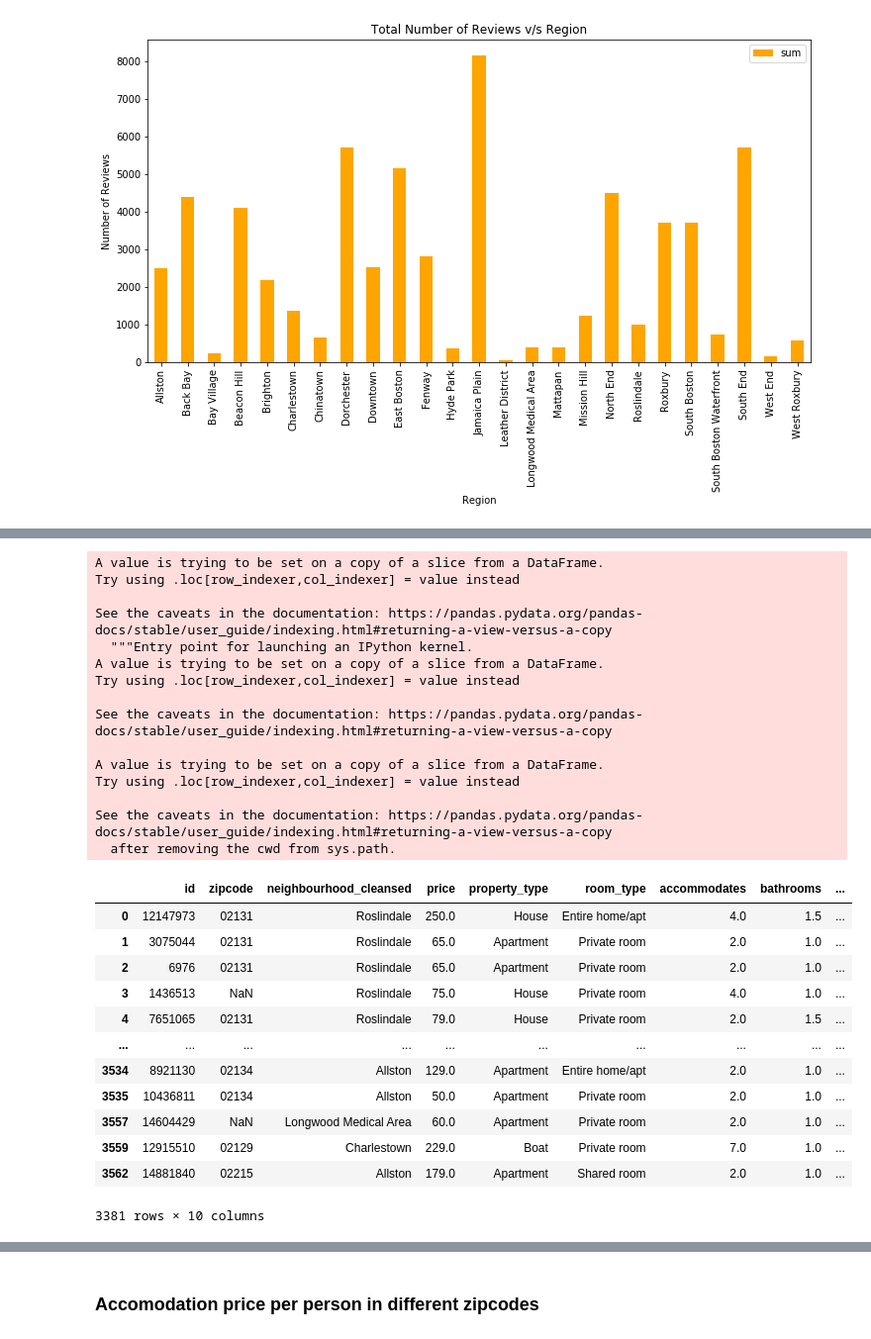
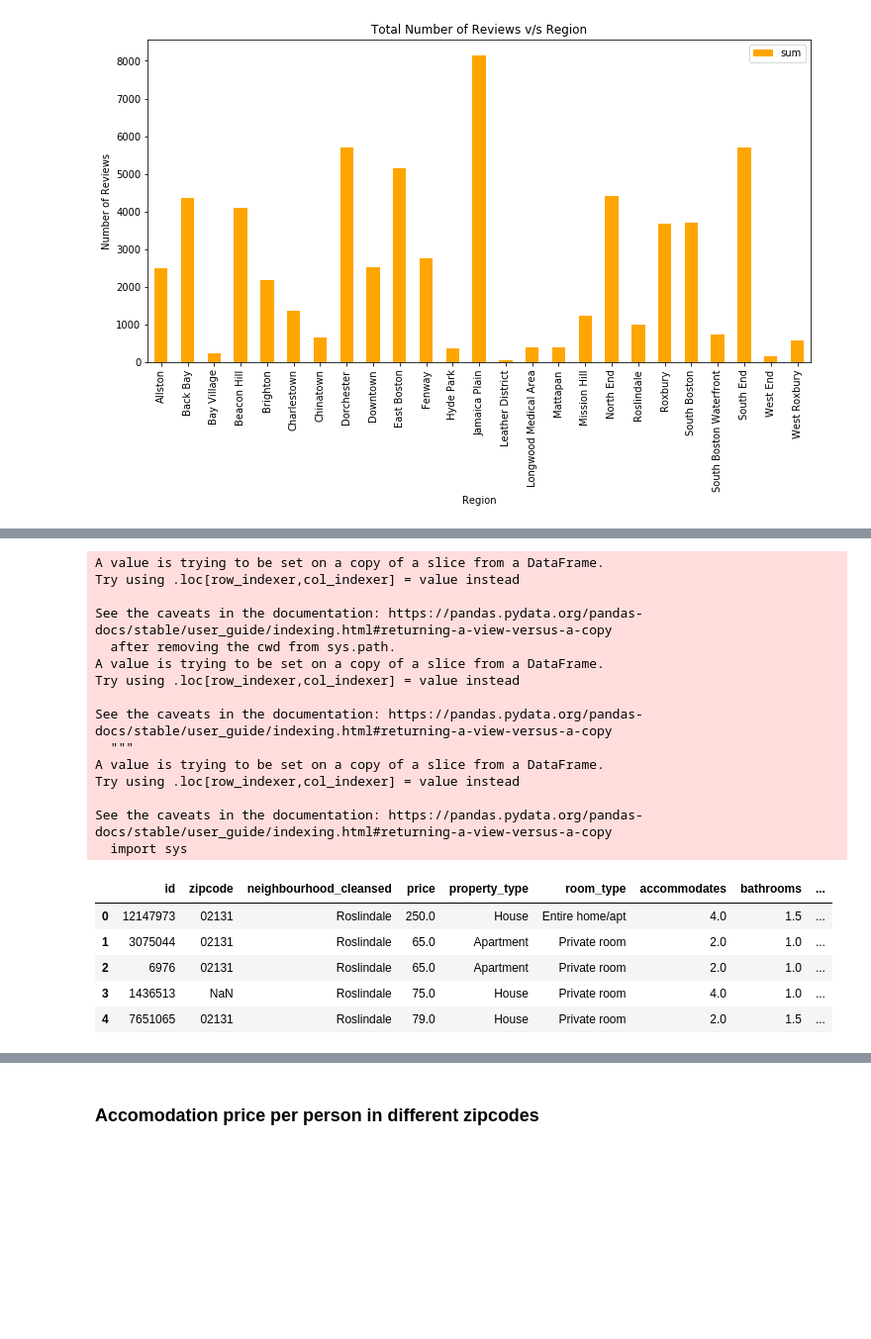
Before and after one commit to singh-amanjot/Boston-Airbnb-Data-Analysis, a Jupyter notebook: Boston_Airbnb_price_analysis.ipynb, the cells around one changed output, grey strips where cells are left out. Shown at 99% size. Cells and saved outputs as stored; diff of their text form; code cells hidden in the pictures; blank space fills up the shorter version.

```diff
--- a/Boston_Airbnb_price_analysis.ipynb
+++ b/Boston_Airbnb_price_analysis.ipynb
@@ -138,35 +168,31 @@ See the caveats in the documentation: https://pandas.pydata.org/pandas-docs/stab
 # %%
+# changing type of price and accommodates column from str to float
+# creating new column with price per accommodate values
+
 price_df1['price'] = price_df1.price.astype(float)
 price_df1['accommodates'] = price_df1.accommodates.astype(float)
 
 price_df1['price_per_accomodates'] = price_df1['price']/price_df1['accommodates']
-price_df1
+price_df1.head()
 # %% [output]
-A value is trying to be set on a copy of a slice from a DataFrame.
-Try using .loc[row_indexer,col_indexer] = value instead
-
-See the caveats in the documentation: https://pandas.pydata.org/pandas-docs/stable/user_guide/indexing.html#returning-a-view-versus-a-copy
-  """Entry point for launching an IPython kernel.
-A value is trying to be set on a copy of a slice from a DataFrame.
-Try using .loc[row_indexer,col_indexer] = value instead
-
-See the caveats in the documentation: https://pandas.pydata.org/pandas-docs/stable/user_guide/indexing.html#returning-a-view-versus-a-copy
-
 A value is trying to be set on a copy of a slice from a DataFrame.
 Try using .loc[row_indexer,col_indexer] = value instead
 
 See the caveats in the documentation: https://pandas.pydata.org/pandas-docs/stable/user_guide/indexing.html#returning-a-view-versus-a-copy
   after removing the cwd from sys.path.
+A value is trying to be set on a copy of a slice from a DataFrame.
+Try using .loc[row_indexer,col_indexer] = value instead
+
+See the caveats in the documentation: https://pandas.pydata.org/pandas-docs/stable/user_guide/indexing.html#returning-a-view-versus-a-copy
+  """
+A value is trying to be set on a copy of a slice from a DataFrame.
+Try using .loc[row_indexer,col_indexer] = value instead
+
+See the caveats in the documentation: https://pandas.pydata.org/pandas-docs/stable/user_guide/indexing.html#returning-a-view-versus-a-copy
+  import sys
 |  | id | zipcode | neighbourhood_cleansed | price | property_type | room_type | accommodates | bathrooms | ... |
 | 0 | 12147973 | 02131 | Roslindale | 250.0 | House | Entire home/apt | 4.0 | 1.5 | ... |
 | 1 | 3075044 | 02131 | Roslindale | 65.0 | Apartment | Private room | 2.0 | 1.0 | ... |
 | 2 | 6976 | 02131 | Roslindale | 65.0 | Apartment | Private room | 2.0 | 1.0 | ... |
 | 3 | 1436513 | NaN | Roslindale | 75.0 | House | Private room | 4.0 | 1.0 | ... |
 | 4 | 7651065 | 02131 | Roslindale | 79.0 | House | Private room | 2.0 | 1.5 | ... |
-| ... | ... | ... | ... | ... | ... | ... | ... | ... | ... |
-| 3534 | 8921130 | 02134 | Allston | 129.0 | Apartment | Entire home/apt | 2.0 | 1.0 | ... |
-| 3535 | 10436811 | 02134 | Allston | 50.0 | Apartment | Private room | 2.0 | 1.0 | ... |
-| 3557 | 14604429 | NaN | Longwood Medical Area | 60.0 | Apartment | Private room | 2.0 | 1.0 | ... |
-| 3559 | 12915510 | 02129 | Charlestown | 229.0 | Boat | Private room | 7.0 | 1.0 | ... |
-| 3562 | 14881840 | 02215 | Allston | 179.0 | Apartment | Shared room | 2.0 | 1.0 | ... |
-3381 rows × 10 columns
```
Also changed, not shown: parts of 38 cells of this notebook.
